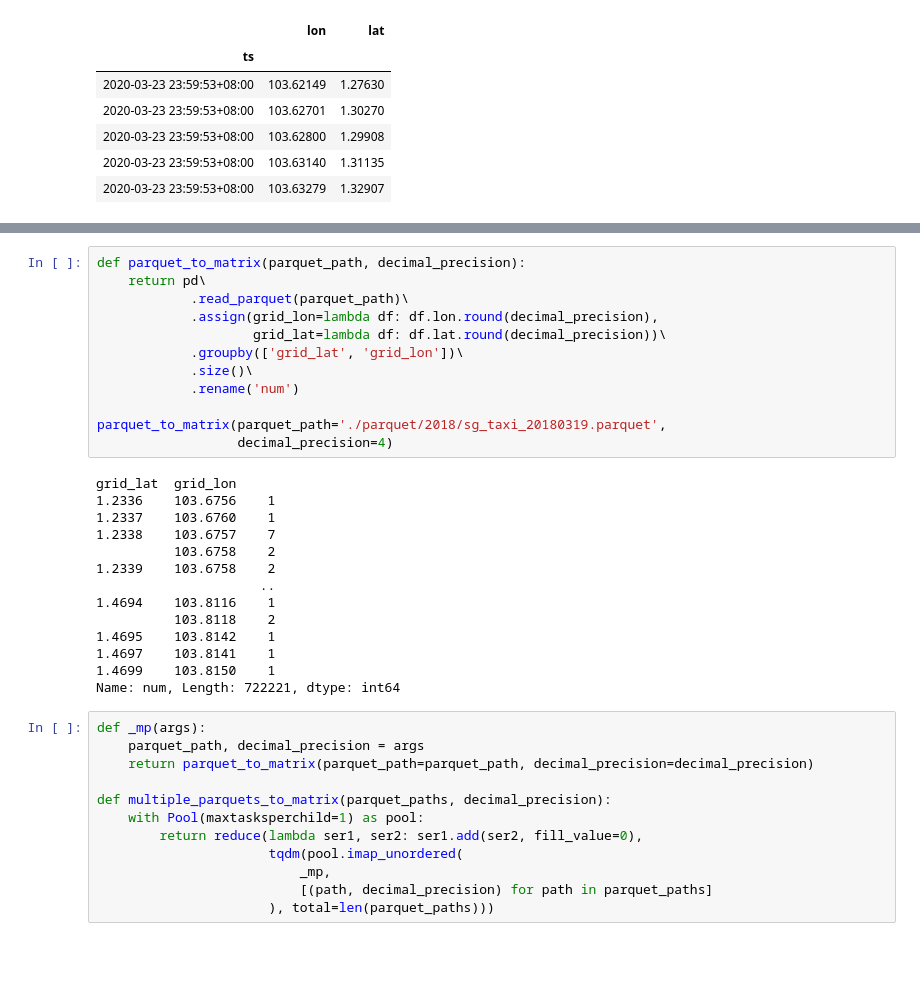
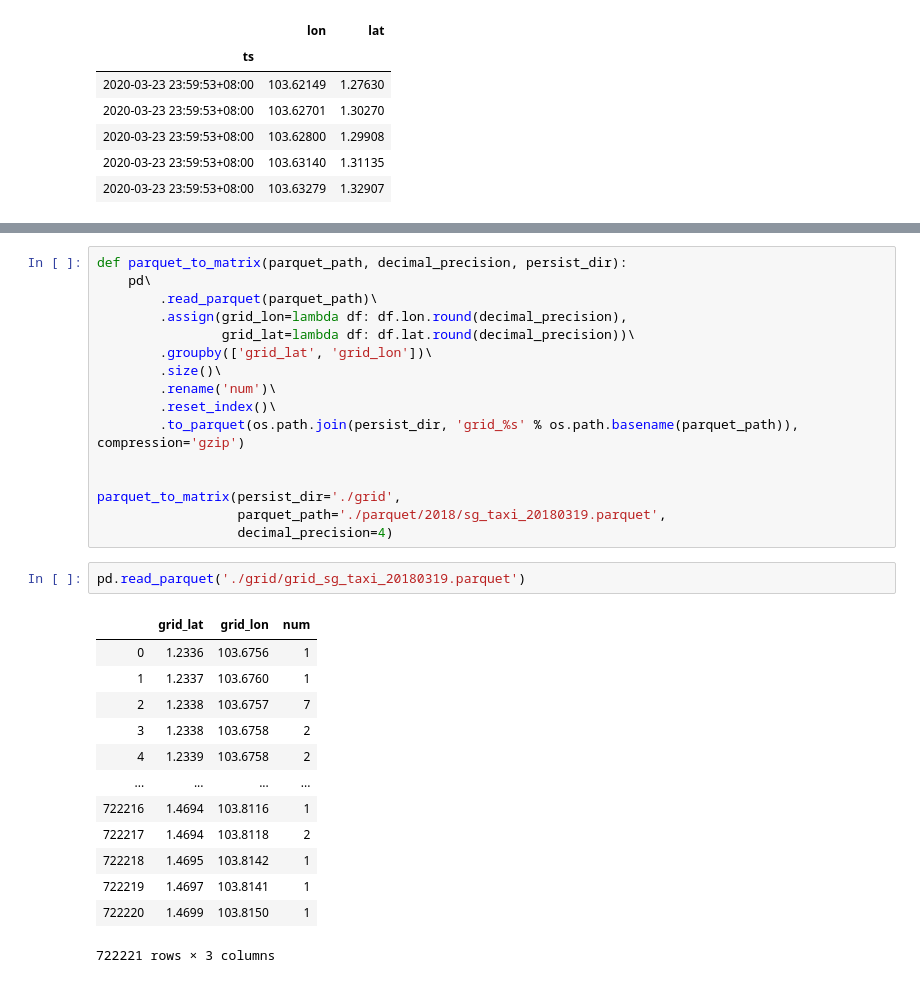
Before and after one commit to inon-peled/collect_singapore_taxi_data, a Jupyter notebook: taxi_availability_on_grid.ipynb, the cells around one changed output, grey strips where cells are left out. Cells and saved outputs as stored; diff of their text form; blank space fills up the shorter version.

```diff
--- a/taxi_availability_on_grid.ipynb
+++ b/taxi_availability_on_grid.ipynb
@@ -49,38 +26,32 @@ KeyboardInterrupt:
 # %%
-def parquet_to_matrix(parquet_path, decimal_precision):
-    return pd\
-            .read_parquet(parquet_path)\
-            .assign(grid_lon=lambda df: df.lon.round(decimal_precision),
-                    grid_lat=lambda df: df.lat.round(decimal_precision))\
-            .groupby(['grid_lat', 'grid_lon'])\
-            .size()\
-            .rename('num')
+def parquet_to_matrix(parquet_path, decimal_precision, persist_dir):
+    pd\
+        .read_parquet(parquet_path)\
+        .assign(grid_lon=lambda df: df.lon.round(decimal_precision),
+                grid_lat=lambda df: df.lat.round(decimal_precision))\
+        .groupby(['grid_lat', 'grid_lon'])\
+        .size()\
+        .rename('num')\
+        .reset_index()\
+        .to_parquet(os.path.join(persist_dir, 'grid_%s' % os.path.basename(parquet_path)), compression='gzip')
 
-parquet_to_matrix(parquet_path='./parquet/2018/sg_taxi_20180319.parquet',
+
+parquet_to_matrix(persist_dir='./grid',
+                  parquet_path='./parquet/2018/sg_taxi_20180319.parquet',
                   decimal_precision=4)
-# %% [output]
-grid_lat  grid_lon
-1.2336    103.6756    1
-1.2337    103.6760    1
-1.2338    103.6757    7
-          103.6758    2
-1.2339    103.6758    2
-                     ..
-1.4694    103.8116    1
-          103.8118    2
-1.4695    103.8142    1
-1.4697    103.8141    1
-1.4699    103.8150    1
-Name: num, Length: 722221, dtype: int64
-# %%
-def _mp(args):
-    parquet_path, decimal_precision = args
-    return parquet_to_matrix(parquet_path=parquet_path, decimal_precision=decimal_precision)
-
-def multiple_parquets_to_matrix(parquet_paths, decimal_precision):
-    with Pool(maxtasksperchild=1) as pool:
-        return reduce(lambda ser1, ser2: ser1.add(ser2, fill_value=0),
-                      tqdm(pool.imap_unordered(
-                          _mp,
-                          [(path, decimal_precision) for path in parquet_paths]
-                      ), total=len(parquet_paths)))
+# %%
+pd.read_parquet('./grid/grid_sg_taxi_20180319.parquet')
+# %% [output]
+|  | grid_lat | grid_lon | num |
+| 0 | 1.2336 | 103.6756 | 1 |
+| 1 | 1.2337 | 103.6760 | 1 |
+| 2 | 1.2338 | 103.6757 | 7 |
+| 3 | 1.2338 | 103.6758 | 2 |
+| 4 | 1.2339 | 103.6758 | 2 |
+| ... | ... | ... | ... |
+| 722216 | 1.4694 | 103.8116 | 1 |
+| 722217 | 1.4694 | 103.8118 | 2 |
+| 722218 | 1.4695 | 103.8142 | 1 |
+| 722219 | 1.4697 | 103.8141 | 1 |
+| 722220 | 1.4699 | 103.8150 | 1 |
+722221 rows × 3 columns
```
Also changed, not shown: parts of 11 cells of this notebook, 4 other files.
